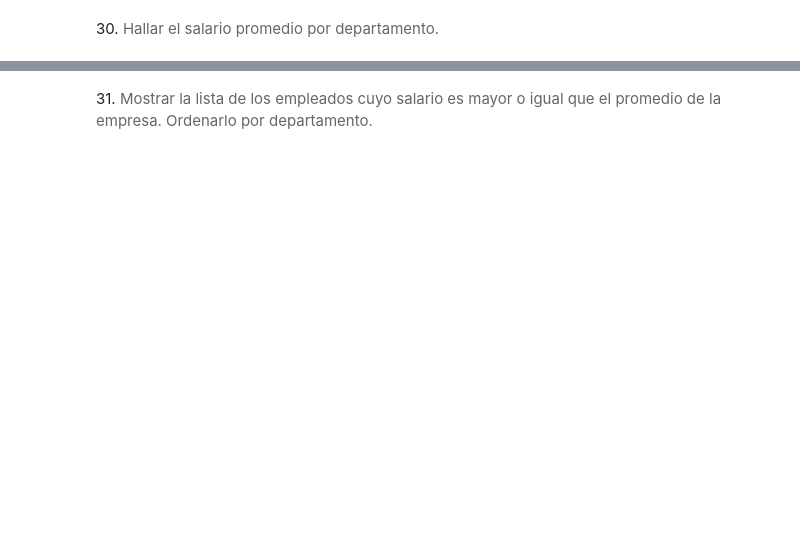
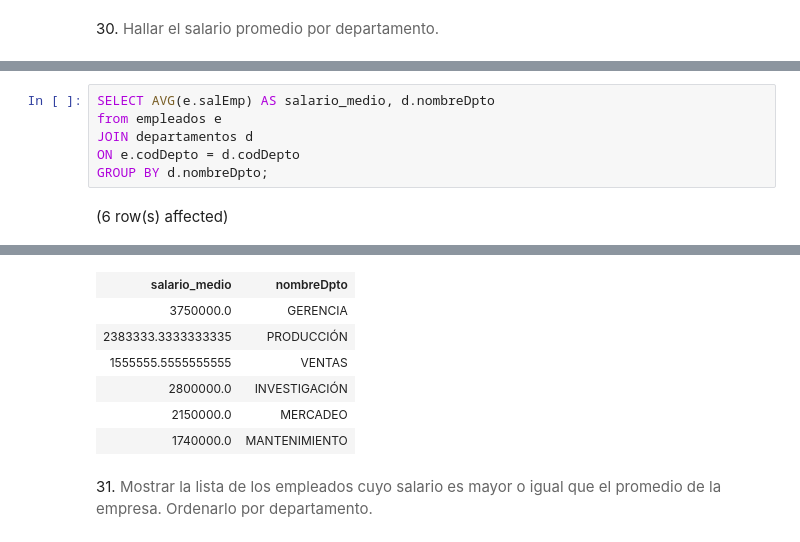
Before and after one commit to jdomdev/data-science-sql, a Jupyter notebook: notebooks/p5-m4.ipynb, the cells around one changed output, grey strips where cells are left out. Drawn from its saved outputs; the diff is of its cells as text; blank space fills up the shorter version.

```diff
--- a/notebooks/p5-m4.ipynb
+++ b/notebooks/p5-m4.ipynb
@@ -573,0 +603,8 @@ Total execution time: 00:00:00
+# %%
+SELECT AVG(e.salEmp) AS salario_medio, d.nombreDpto
+from empleados e
+JOIN departamentos d
+ON e.codDepto = d.codDepto
+GROUP BY d.nombreDpto;
+# %% [output]
+(6 row(s) affected)
@@ -574,2 +612,9 @@ Total execution time: 00:00:00
+| salario_medio | nombreDpto |
+| 3750000.0 | GERENCIA |
+| 2383333.3333333335 | PRODUCCIÓN |
+| 1555555.5555555555 | VENTAS |
+| 2800000.0 | INVESTIGACIÓN |
+| 2150000.0 | MERCADEO |
+| 1740000.0 | MANTENIMIENTO |
 # %% [markdown]
 31. <span style="color: rgb(102, 102, 102); font-family: Poppins; font-size: 15px; background-color: rgb(255, 255, 255);">Mostrar la lista de los empleados cuyo salario es mayor o igual que el promedio de la empresa. Ordenarlo por departamento.</span>
```
Also changed, not shown: parts of 20 cells of this notebook.
